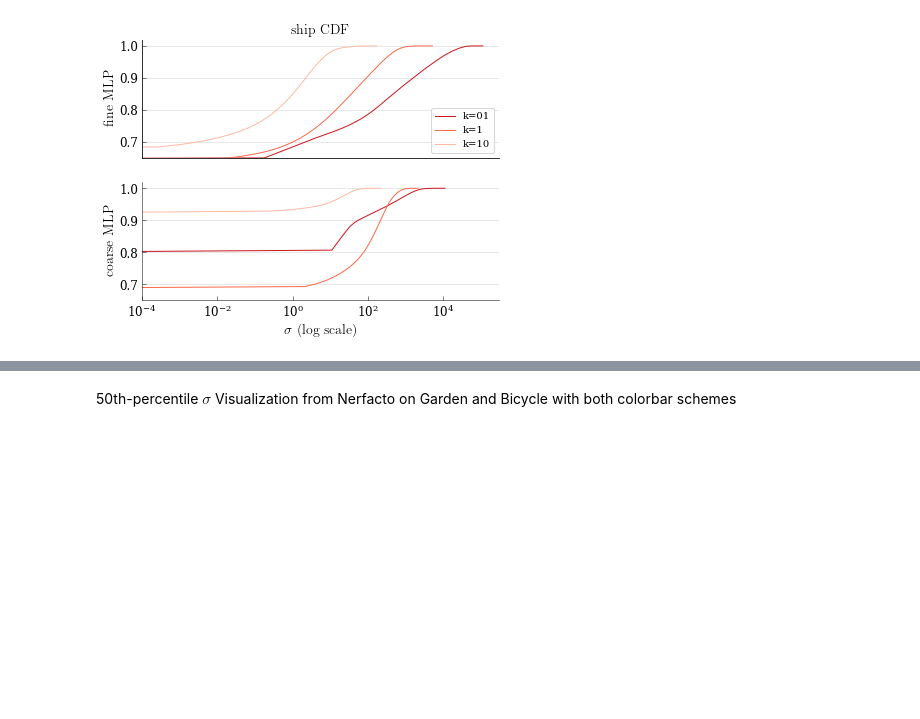
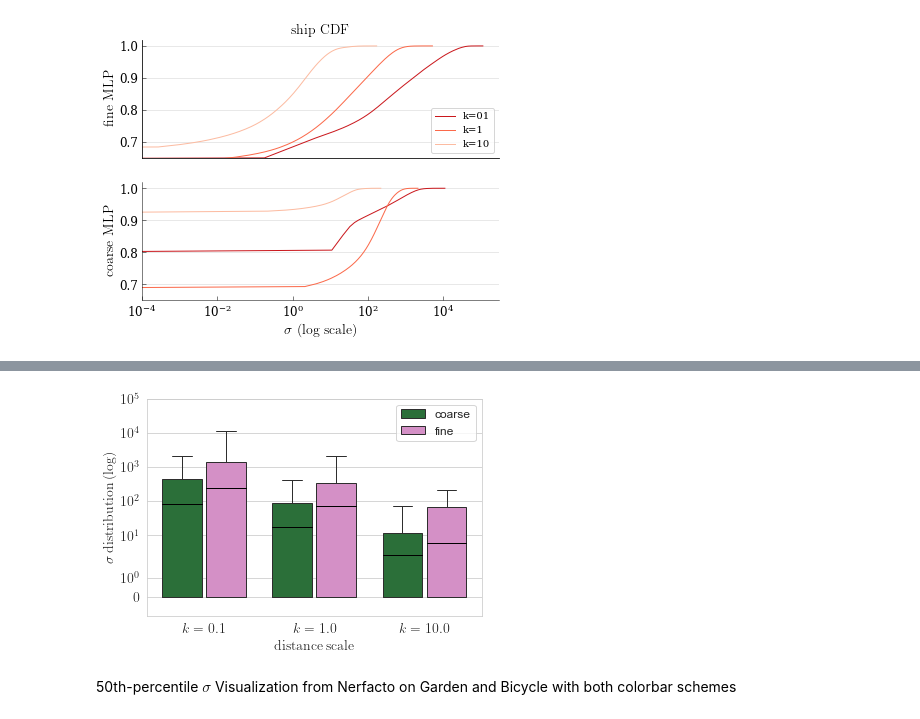
Before and after one commit to j93hahn/scratch, a Jupyter notebook: scratch/algos/alphainv.ipynb, the cells around one changed output, grey strips where cells are left out. Saved outputs shown, nothing was run; the diff lists cells and outputs as text; code cells hidden in the pictures; blank space fills up the shorter version.

```diff
--- a/scratch/algos/alphainv.ipynb
+++ b/scratch/algos/alphainv.ipynb
@@ -244,3 +255,46 @@ plt.show()
+# %%
+mapping = {
+    0: '01',
+    1: '1',
+    2: '10'
+}
+
+coarse = [
+    np.array([0.0, 0.0, 0.0, 0.0, 0.0, 0.0, 0.0, 0.0, 0.0, 0.0, 0.0, 0.0, 0.0, 0.0, 0.0, 0.0, 0.0, 0.0, 0.0, 0.0, 0.0, 0.0, 0.0, 0.0, 0.0, 0.0, 0.0, 0.0, 0.0, 0.0, 0.0, 0.0, 0.0, 0.0, 0.0, 0.0, 0.0, 0.0, 0.0, 0.0, 0.0, 0.0, 0.0, 0.0, 0.0, 0.0, 0.0, 0.0, 0.0, 0.0, 0.0, 0.551072895526886, 0.5748240947723389, 0.6020551919937134, 0.634649395942688, 0.6741426587104797, 0.7245121598243713, 0.7880916595458984, 0.8674096465110779, 0.964214563369751, 1.0751664638519287, 1.1987478733062744, 1.3380645513534546, 1.4993165731430054, 1.726954698562622, 2.074854850769043, 2.621450185775757, 3.412177324295044, 4.5479912757873535, 5.910060882568359, 7.57172155380249, 9.83983039855957, 13.061969757080078, 17.401948928833008, 22.64678192138672, 28.69371223449707, 35.39678955078125, 42.738197326660156, 50.435569763183594, 58.54340362548828, 67.02445220947266, 76.09566497802734, 85.87496185302734, 96.84867858886719, 109.22671508789062, 123.36389923095703, 139.39688110351562, 157.7528839111328, 178.8968048095703, 203.01792907714844, 230.518798828125, 262.205322265625, 299.60101318359375, 343.4549560546875, 395.3297119140625, 456.4437561035156, 529.1104736328125, 619.543701171875, 742.1381225585938, 922.7566528320312, 2105.815185546875]),
+    np.array([0.0, 0.0, 0.0, 0.0, 0.0, 0.0, 0.0, 0.0, 0.0, 0.0, 0.0, 0.0, 0.0, 0.0, 0.0, 0.0, 0.0, 0.0, 0.0, 0.0, 0.0, 0.0, 0.0, 0.0, 0.0, 0.0, 0.0, 0.0, 0.0, 0.0, 0.0, 0.0, 0.0, 0.0, 0.0, 0.0, 0.0, 0.0, 0.0, 0.0, 0.0, 0.0, 0.0, 0.0, 0.0, 0.0, 0.0, 0.0, 0.0, 0.0, 0.0, 0.005250179674476385, 0.017331141978502274, 0.029531031847000122, 0.04213309288024902, 0.05506208911538124, 0.06792493164539337, 0.07991190999746323, 0.09105716645717621, 0.10160036385059357, 0.11327382177114487, 0.12997758388519287, 0.15569356083869934, 0.19726625084877014, 0.30540597438812256, 0.6702428460121155, 1.3295832872390747, 2.167407512664795, 3.093799591064453, 4.0758819580078125, 5.130734920501709, 6.246055603027344, 7.427188873291016, 8.681839942932129, 10.016769409179688, 11.438807487487793, 12.9374361038208, 14.548961639404297, 16.279510498046875, 18.13833999633789, 20.12693977355957, 22.250823974609375, 24.555397033691406, 27.051149368286133, 29.76909065246582, 32.734371185302734, 36.01716613769531, 39.636592864990234, 43.629451751708984, 48.06183624267578, 52.937469482421875, 58.274349212646484, 64.09577941894531, 70.57807922363281, 77.8612060546875, 86.2100601196289, 95.97022247314453, 107.81106567382812, 122.96331787109375, 146.0130615234375, 427.05645751953125]),
+    np.array([0.0, 0.0, 0.0, 0.0, 0.0, 0.0, 0.0, 0.0, 0.0, 0.0, 0.0, 0.0, 0.0, 0.0, 0.0, 0.0, 0.0, 0.0, 0.0, 0.0, 0.0, 0.0, 0.0, 0.0, 0.0, 0.0, 0.0, 0.0, 0.0, 0.0, 0.0, 0.0, 0.0, 0.0, 0.0, 0.0, 0.0, 0.0, 0.0, 0.0, 0.0, 0.0, 0.0, 0.0, 0.0, 0.0, 0.0, 0.0, 0.0, 0.0, 0.0, 0.0, 0.0, 0.0, 0.0, 0.0, 0.0, 0.0, 0.0, 0.0, 0.0, 0.0, 0.0, 0.0, 0.0, 0.0, 0.0034478961024433374, 0.014591621235013008, 0.039870645850896835, 0.12106683850288391, 0.24777007102966309, 0.4174380302429199, 0.6259694695472717, 0.8684386610984802, 1.1396164894104004, 1.4333138465881348, 1.738905668258667, 2.0566177368164062, 2.3881733417510986, 2.733535051345825, 3.0929558277130127, 3.4732165336608887, 3.87489652633667, 4.29023551940918, 4.724933624267578, 5.174542427062988, 5.640511989593506, 6.129986763000488, 6.641148567199707, 7.18272066116333, 7.7626471519470215, 8.392660140991211, 9.088953971862793, 9.8721923828125, 10.762638092041016, 11.808465957641602, 13.059503555297852, 14.625816345214844, 16.799110412597656, 20.65016746520996, 73.203857421875])
+]
+
+fine = [
+    np.array([0.0, 0.0, 0.0, 0.0, 0.0, 0.0, 0.0, 0.0, 0.0, 0.0, 0.0, 0.0, 0.0, 0.0, 0.0, 0.0, 0.0, 0.0, 0.0, 0.0, 0.0, 0.0, 0.0, 0.0, 0.0, 0.0, 0.0, 0.0, 0.0, 0.0, 0.0, 0.0, 0.0, 0.0, 0.0, 0.0, 0.0, 0.0, 0.0, 0.0, 0.0, 0.0, 0.0, 0.0, 0.0, 0.0, 0.0, 0.0, 0.0, 0.0, 0.0, 0.0, 0.0, 0.0, 0.0, 0.0, 0.0, 0.0, 0.0, 0.0, 0.0, 0.0, 0.0, 0.0, 0.0, 0.0, 0.0, 0.028832467272877693, 0.11735066771507263, 0.21930760145187378, 0.35006171464920044, 0.5361306071281433, 0.8514037728309631, 1.4354572296142578, 2.2983386516571045, 3.2908568382263184, 4.358537197113037, 5.532759189605713, 6.811614513397217, 8.211770057678223, 9.762742042541504, 11.469478607177734, 13.356133460998535, 15.476236343383789, 17.836589813232422, 20.501480102539062, 23.644268035888672, 27.478300094604492, 32.60003662109375, 40.369937896728516, 54.476768493652344, 79.9970703125, 120.55610656738281, 181.13243103027344, 268.7080078125, 1389.57977294921875, 1554.6814575195312, 2780.11279296875, 3104.5013427734375, 3645.65380859375, 10929.8603515625]),
+    np.array([0.0, 0.0, 0.0, 0.0, 0.0, 0.0, 0.0, 0.0, 0.0, 0.0, 0.0, 0.0, 0.0, 0.0, 0.0, 0.0, 0.0, 0.0, 0.0, 0.0, 0.0, 0.0, 0.0, 0.0, 0.0, 0.0, 0.0, 0.0, 0.0, 0.0, 0.0, 0.0, 0.0, 0.0, 0.0, 0.0, 0.0, 0.0, 0.0, 0.0, 0.0, 0.0, 0.0, 0.0, 0.0, 0.0, 0.0, 0.0, 0.0, 0.0, 0.0, 0.0, 0.0, 0.0, 0.00574501184746623, 0.01692035421729088, 0.025703009217977524, 0.031852249056100845, 0.03398912400007248, 0.03505052253603935, 0.03577688708901405, 0.0372186116874218, 0.03933987021446228, 0.04190896824002266, 0.04547615349292755, 0.05093489587306976, 0.059134114533662796, 0.07477215677499771, 0.2973760664463043, 1.4788718223571777, 3.658417224884033, 6.773280143737793, 10.820926666259766, 15.855896949768066, 21.876413345336914, 28.923030853271484, 36.983333587646484, 45.85380172729492, 55.31867218017578, 65.38459777832031, 75.88246154785156, 86.76324462890625, 98.0855484008789, 109.73401641845703, 121.98775482177734, 134.8728485107422, 148.52565002441406, 162.97157287597656, 178.5491180419922, 195.20462036132812, 213.2897491455078, 233.0059051513672, 254.92893981933594, 279.62384033203125, 308.223388671875, 342.2917175292969, 384.8471374511719, 441.9698486328125, 525.4318237304688, 664.4336547851562, 2103.353515625]),
+    np.array([0.0, 0.0, 0.0, 0.0, 0.0, 0.0, 0.0, 0.0, 0.0, 0.0, 0.0, 0.0, 0.0, 0.0, 0.0, 0.0, 0.0, 0.0, 0.0, 0.0, 0.0, 0.0, 0.0, 0.0, 0.0, 0.0, 0.0, 0.0, 0.0, 0.0, 0.0, 0.0, 0.0, 0.0, 0.0, 0.0, 0.0, 0.0, 0.0, 0.0, 0.0, 0.0, 0.0, 0.0, 0.0, 0.0, 0.0, 0.0, 0.0, 0.0, 0.0, 0.0, 0.0, 0.0, 0.0, 0.0, 0.0, 0.0, 0.0, 0.0, 0.0, 0.0, 0.0, 0.0, 0.0, 0.0, 0.0, 0.0, 0.0, 0.0, 0.0, 0.0, 0.0, 0.0, 0.0, 0.0, 0.0, 0.0, 0.0, 0.0, 0.0, 0.0, 0.0, 0.0, 0.0, 0.0, 0.0, 0.0, 0.0, 0.0, 0.0, 0.0, 0.0, 0.3765750825405121, 2.6907687187194824, 66.844172954559326, 71.563832092285156, 71.637302017211914, 85.39682388305664, 87.473445892333984, 217.584716796875])
+]
+
+violin = ViolinPlot()
+df = violin._extract_pandas_df(True, ['distance_scale', 'sigma_distribution', 'mlp'],
+                               [[0, 1, 2], coarse, r'coarse'], [[0, 1, 2], fine, r'fine'])
+boxplot_manual_iqr(x='distance_scale', y='sigma_distribution', hue='mlp', data=df, palette='cubehelix',
+            linewidth=1.0, saturation=1.0, showfliers=False,
+            gap=0.1, whis=[0, 100], lower=5, upper=95)
+
+# plot means for each boxplot too
+for i in range(3):
+    plt.plot([i-0.38, i-0.02], [np.mean(coarse[i]), np.mean(coarse[i])], color='black', linewidth=1.0)
+    plt.plot([i+0.02, i+0.38], [np.mean(fine[i]), np.mean(fine[i])], color='black', linewidth=1.0)
+
+plt.yscale('symlog')
+plt.ylim([-1, 1e5])
+plt.yticks(fontsize=FONTSIZE, usetex=True)
+plt.xlabel(r'$\mathrm{distance} \: \mathrm{scale}$', fontsize=FONTSIZE, usetex=True)
+plt.xticks([0, 1, 2], [r'$k=0.1$', r'$k=1.0$', r'$k=10.0$'], fontsize=FONTSIZE, usetex=True)
+plt.ylabel(r'$\sigma \: \mathrm{distribution} \: \mathrm{(log)}$', fontsize=FONTSIZE, usetex=True)
+# plt.title(r'numerical range of $\sigma$ for ship', usetex=True)
+plt.legend(loc='best', fontsize=SMALLER_FONTSIZE)
+plt.savefig('ship_cdf_boxplot.pdf', bbox_inches='tight', dpi=300)
+plt.show()
+# %% [output]
+[figure, added]
 # %% [markdown]
 50th-percentile $\sigma$ Visualization from Nerfacto on Garden and Bicycle with both colorbar schemes
 # %%
```
Also changed, not shown: parts of 10 cells of this notebook.
